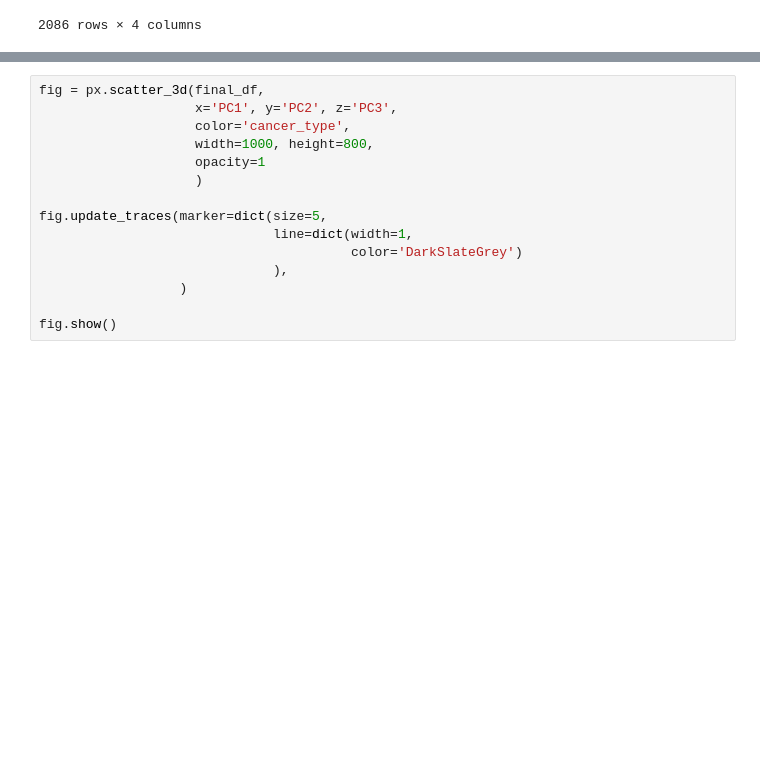
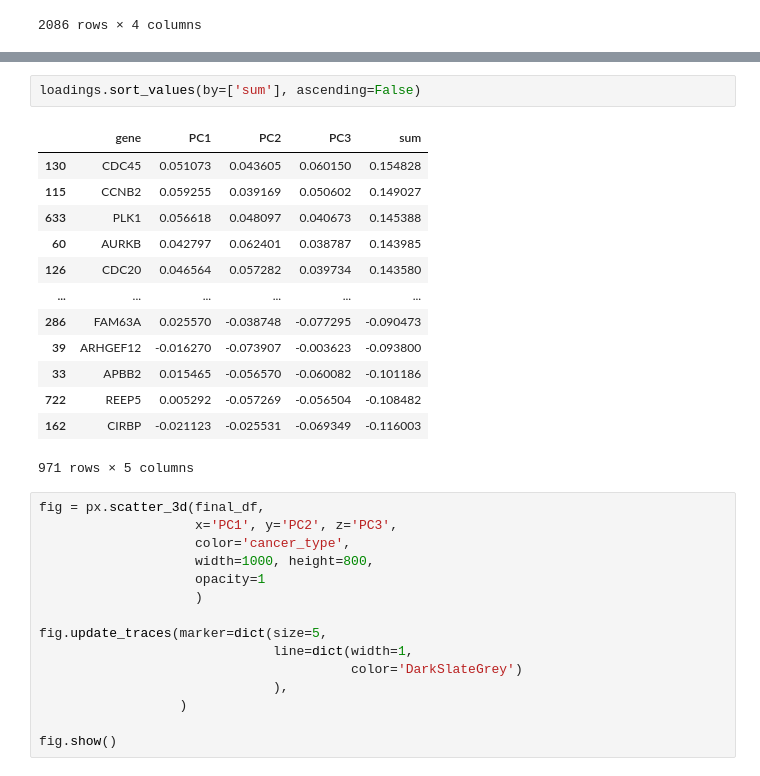
Before and after one commit to ninzyyy/rna-seq, a Jupyter notebook: exploratory.ipynb, the cells around one changed output, grey strips where cells are left out. Cells and saved outputs as stored; diff of their text form; blank space fills up the shorter version.

```diff
--- a/exploratory.ipynb
+++ b/exploratory.ipynb
@@ -224,3 +261,19 @@ final_df
+# %%
+loadings.sort_values(by=['sum'], ascending=False)
+# %% [output]
+|  | gene | PC1 | PC2 | PC3 | sum |
+| 130 | CDC45 | 0.051073 | 0.043605 | 0.060150 | 0.154828 |
+| 115 | CCNB2 | 0.059255 | 0.039169 | 0.050602 | 0.149027 |
+| 633 | PLK1 | 0.056618 | 0.048097 | 0.040673 | 0.145388 |
+| 60 | AURKB | 0.042797 | 0.062401 | 0.038787 | 0.143985 |
+| 126 | CDC20 | 0.046564 | 0.057282 | 0.039734 | 0.143580 |
+| ... | ... | ... | ... | ... | ... |
+| 286 | FAM63A | 0.025570 | -0.038748 | -0.077295 | -0.090473 |
+| 39 | ARHGEF12 | -0.016270 | -0.073907 | -0.003623 | -0.093800 |
+| 33 | APBB2 | 0.015465 | -0.056570 | -0.060082 | -0.101186 |
+| 722 | REEP5 | 0.005292 | -0.057269 | -0.056504 | -0.108482 |
+| 162 | CIRBP | -0.021123 | -0.025531 | -0.069349 | -0.116003 |
+971 rows × 5 columns
 # %%
 fig = px.scatter_3d(final_df,
                     x='PC1', y='PC2', z='PC3',
```
Also changed, not shown: parts of 3 cells of this notebook, 3 other files.
